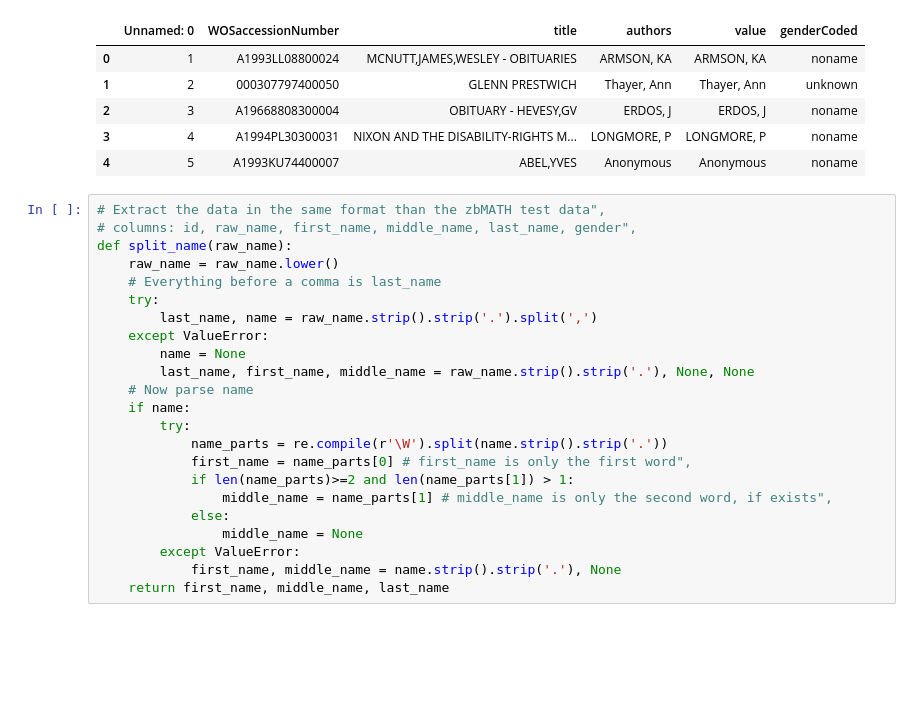
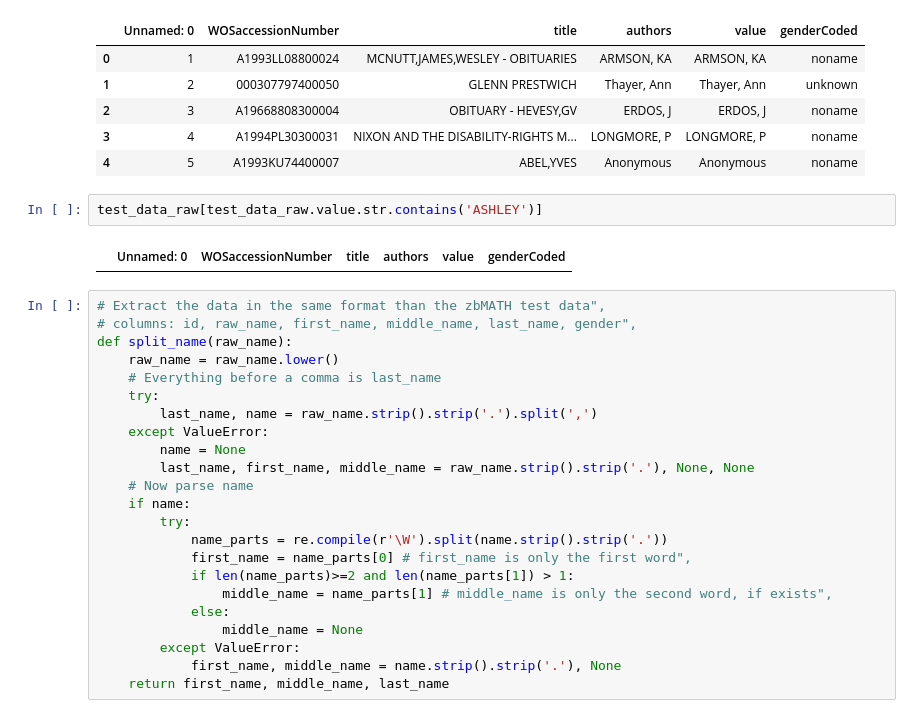
Before and after one commit to GenderGapSTEM-PublicationAnalysis/name_gender_inference, a Jupyter notebook: test_data/raw_data/Prepare_test_data_from_genderizeR_paper.ipynb, the cells around one changed output. Saved outputs shown, nothing was run; the diff lists cells and outputs as text; blank space fills up the shorter version.

```diff
--- a/test_data/raw_data/Prepare_test_data_from_genderizeR_paper.ipynb
+++ b/test_data/raw_data/Prepare_test_data_from_genderizeR_paper.ipynb
@@ -18,6 +18,10 @@ test_data_raw.head()
 | 2 | 3 | A19668808300004 | OBITUARY - HEVESY,GV | ERDOS, J | ERDOS, J | noname |
 | 3 | 4 | A1994PL30300031 | NIXON AND THE DISABILITY-RIGHTS M... | LONGMORE, P | LONGMORE, P | noname |
 | 4 | 5 | A1993KU74400007 | ABEL,YVES | Anonymous | Anonymous | noname |
+# %%
+test_data_raw[test_data_raw.value.str.contains('ASHLEY')]
+# %% [output]
+|  | Unnamed: 0 | WOSaccessionNumber | title | authors | value | genderCoded |
 # %%
 # Extract the data in the same format than the zbMATH test data",
 # columns: id, raw_name, first_name, middle_name, last_name, gender",
```
Also changed, not shown: 10 other files.
